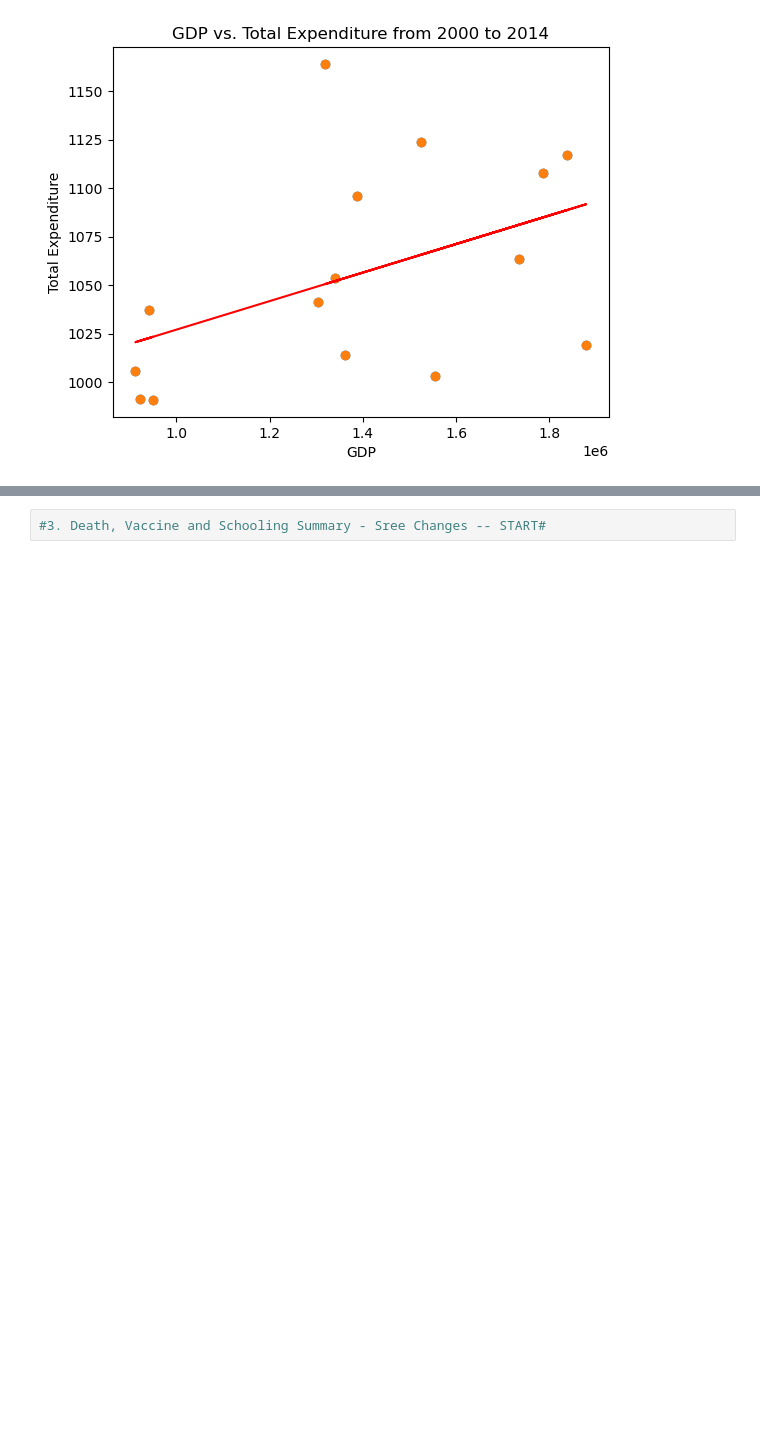
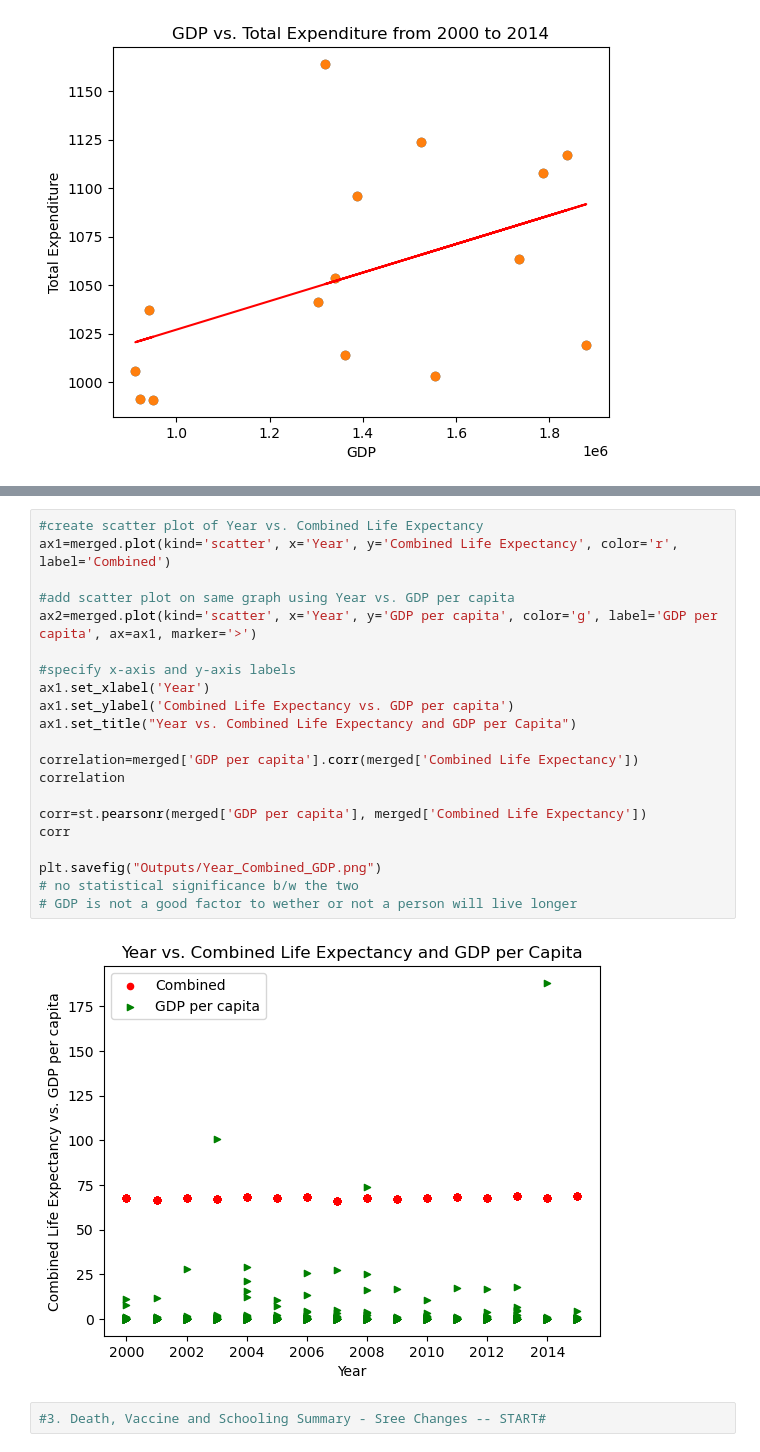
Before and after one commit to msncn/scs-pj1-team11, a Jupyter notebook: pj1_team11.ipynb, the cells around one changed output, grey strips where cells are left out. Drawn from its saved outputs; the diff is of its cells as text; blank space fills up the shorter version.

```diff
--- a/pj1_team11.ipynb
+++ b/pj1_team11.ipynb
@@ -551,3 +658,26 @@ y = 0.0x + 953.53
+# %%
+#create scatter plot of Year vs. Combined Life Expectancy
+ax1=merged.plot(kind='scatter', x='Year', y='Combined Life Expectancy', color='r', label='Combined')
+
+#add scatter plot on same graph using Year vs. GDP per capita
+ax2=merged.plot(kind='scatter', x='Year', y='GDP per capita', color='g', label='GDP per capita', ax=ax1, marker='>')
+
+#specify x-axis and y-axis labels
+ax1.set_xlabel('Year')
+ax1.set_ylabel('Combined Life Expectancy vs. GDP per capita')
+ax1.set_title("Year vs. Combined Life Expectancy and GDP per Capita")
+
+correlation=merged['GDP per capita'].corr(merged['Combined Life Expectancy'])
+correlation
+
+corr=st.pearsonr(merged['GDP per capita'], merged['Combined Life Expectancy'])
+corr
+
+plt.savefig("Outputs/Year_Combined_GDP.png")
+# no statistical significance b/w the two
+# GDP is not a good factor to wether or not a person will live longer
+# %% [output]
+[figure, added]
 # %%
 #3. Death, Vaccine and Schooling Summary - Sree Changes -- START#
 # %%
```
Also changed, not shown: parts of 6 cells of this notebook, 17 other files.
